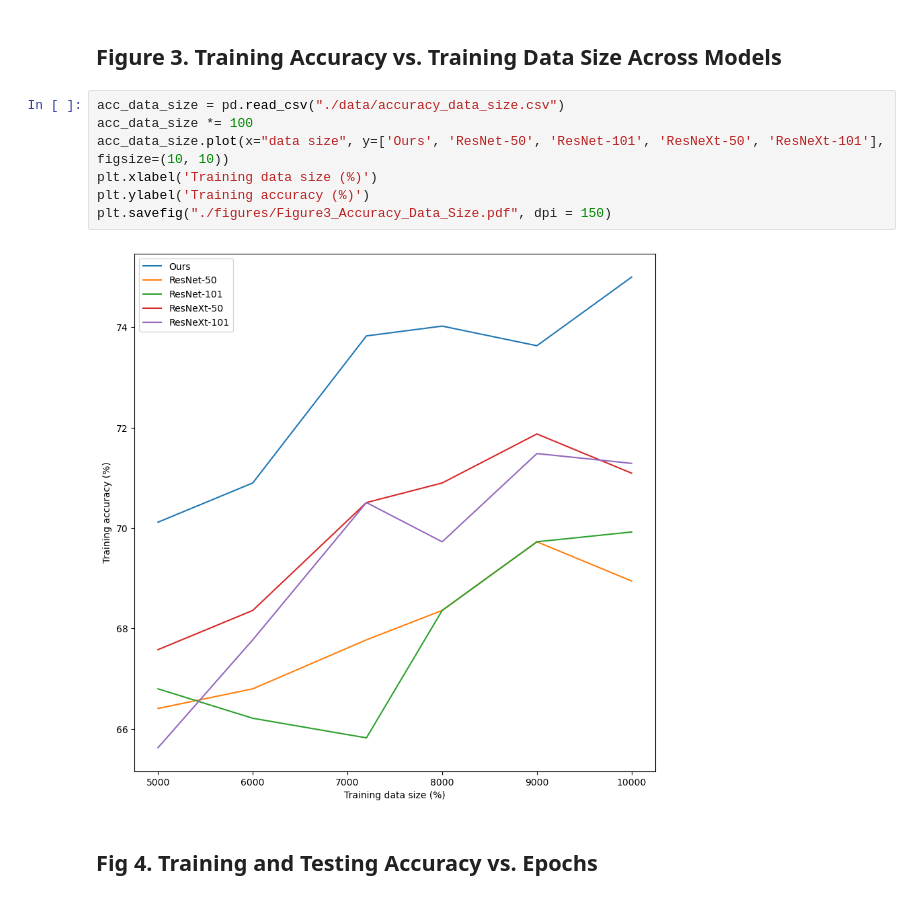
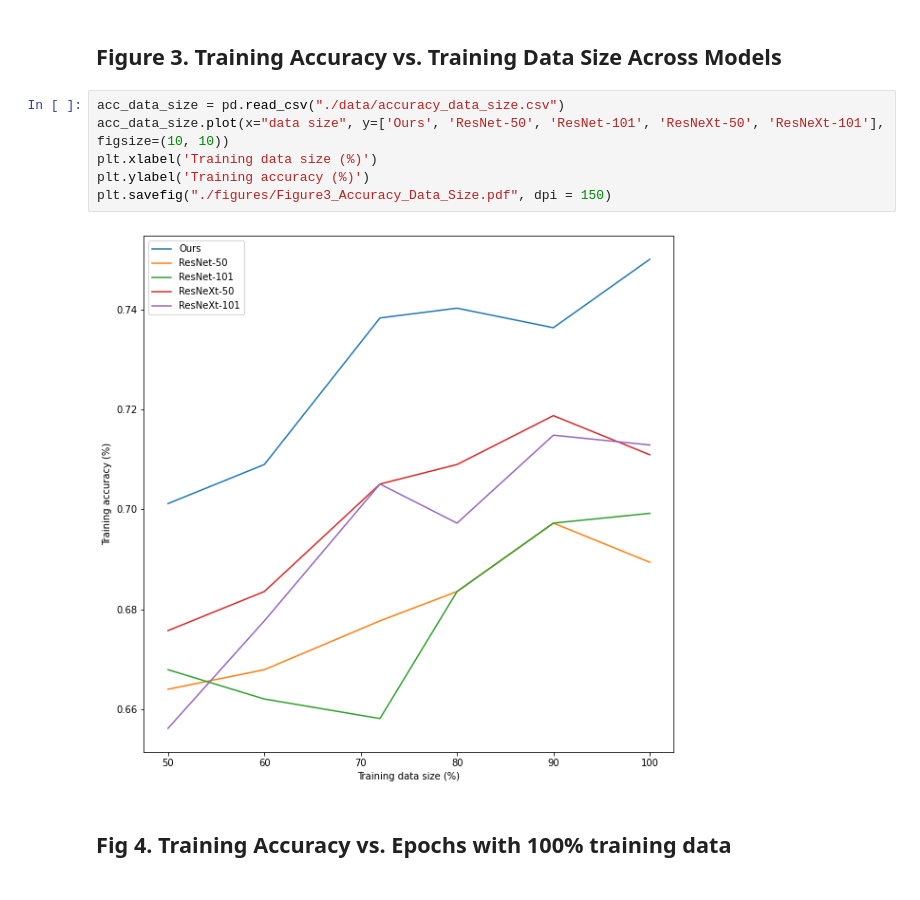
Before and after one commit to Deep-Fusion-Innovators/paper-Cervical-Cancer-Detection, a Jupyter notebook: figures.ipynb, the cells around one changed output. Saved outputs shown, nothing was run; the diff lists cells and outputs as text.

Commit message:
Figure smooth

```diff
--- a/figures.ipynb
+++ b/figures.ipynb
@@ -106,12 +106,11 @@ plt.savefig("./figures/Figure2_Confusion_Matrix.pdf", dpi = 150)
 ## Figure 3. Training Accuracy vs. Training Data Size Across Models
 # %%
 acc_data_size = pd.read_csv("./data/accuracy_data_size.csv")
-acc_data_size *= 100
 acc_data_size.plot(x="data size", y=['Ours', 'ResNet-50', 'ResNet-101', 'ResNeXt-50', 'ResNeXt-101'], figsize=(10, 10))
 plt.xlabel('Training data size (%)')
 plt.ylabel('Training accuracy (%)')
 plt.savefig("./figures/Figure3_Accuracy_Data_Size.pdf", dpi = 150)
 # %% [output]
-[figure, old version]
+[figure, new version]
 # %% [markdown]
-## Fig 4. Training and Testing Accuracy vs. Epochs
+## Fig 4. Training Accuracy vs. Epochs with 100% training data
```
Also changed, not shown: parts of 2 cells of this notebook, 5 other files.
